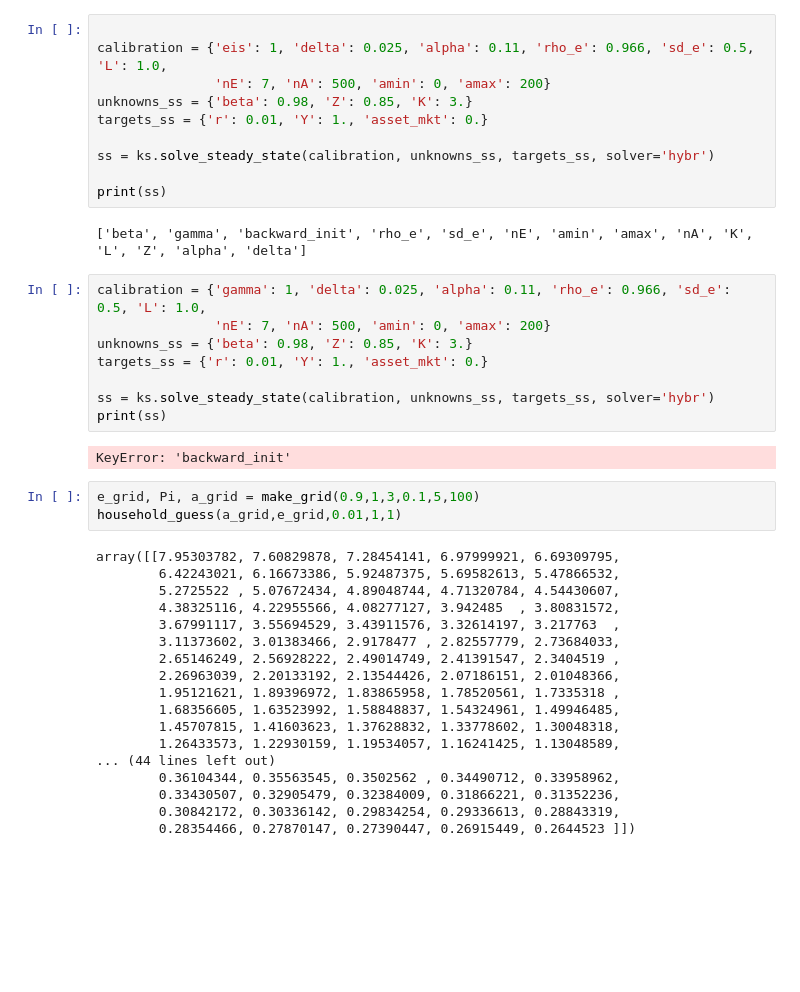
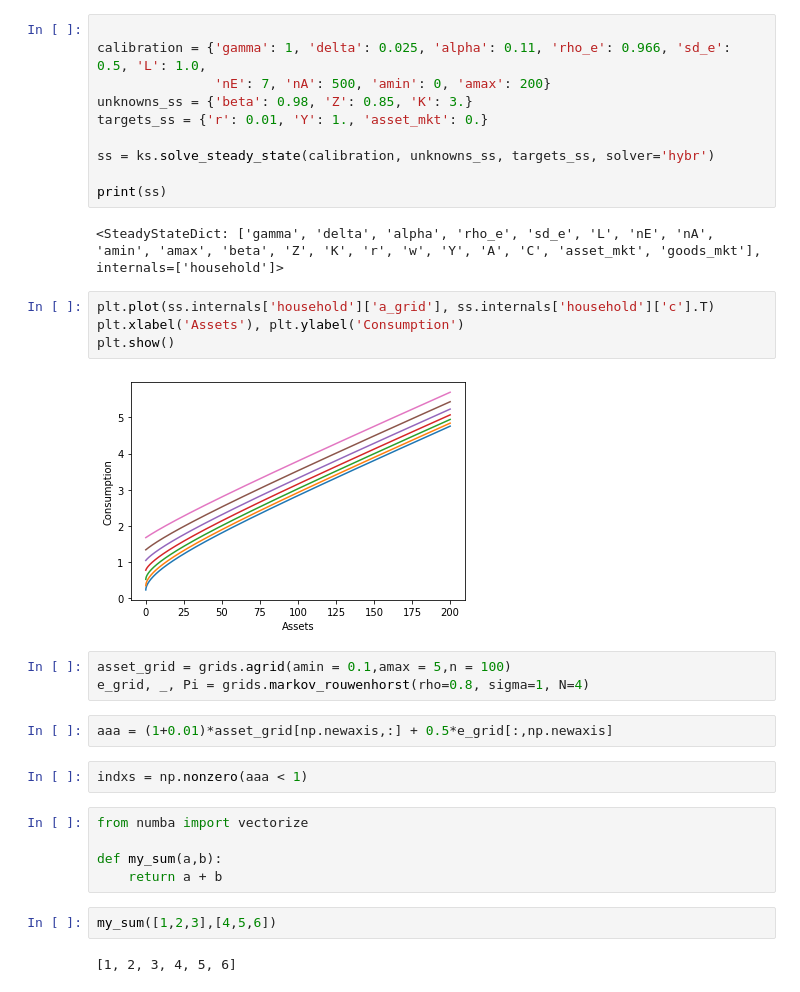
Before and after one commit to danmrc/sequence-jacobian, a Jupyter notebook: notebooks/krusell smith - test.ipynb, the cells around one changed output. Saved outputs shown, nothing was run; the diff lists cells and outputs as text; blank space fills up the shorter version.

Commit message:
working on hank with one asset

```diff
--- a/notebooks/krusell smith - test.ipynb
+++ b/notebooks/krusell smith - test.ipynb
@@ -69,6 +71,6 @@ Inputs: ['r', 'w', 'beta', 'gamma', 'backward_init', 'rho_e', 'sd_e', 'nE', 'ami
 # %%
 
-calibration = {'eis': 1, 'delta': 0.025, 'alpha': 0.11, 'rho_e': 0.966, 'sd_e': 0.5, 'L': 1.0,
+calibration = {'gamma': 1, 'delta': 0.025, 'alpha': 0.11, 'rho_e': 0.966, 'sd_e': 0.5, 'L': 1.0,
                'nE': 7, 'nA': 500, 'amin': 0, 'amax': 200}
 unknowns_ss = {'beta': 0.98, 'Z': 0.85, 'K': 3.}
 targets_ss = {'r': 0.01, 'Y': 1., 'asset_mkt': 0.}
@@ -77,35 +79,26 @@ ss = ks.solve_steady_state(calibration, unknowns_ss, targets_ss, solver='hybr')
 
 print(ss)
 # %% [output]
-['beta', 'gamma', 'backward_init', 'rho_e', 'sd_e', 'nE', 'amin', 'amax', 'nA', 'K', 'L', 'Z', 'alpha', 'delta']
+<SteadyStateDict: ['gamma', 'delta', 'alpha', 'rho_e', 'sd_e', 'L', 'nE', 'nA', 'amin', 'amax', 'beta', 'Z', 'K', 'r', 'w', 'Y', 'A', 'C', 'asset_mkt', 'goods_mkt'], internals=['household']>
-# %%
-calibration = {'gamma': 1, 'delta': 0.025, 'alpha': 0.11, 'rho_e': 0.966, 'sd_e': 0.5, 'L': 1.0,
-               'nE': 7, 'nA': 500, 'amin': 0, 'amax': 200}
-unknowns_ss = {'beta': 0.98, 'Z': 0.85, 'K': 3.}
-targets_ss = {'r': 0.01, 'Y': 1., 'asset_mkt': 0.}
-
-ss = ks.solve_steady_state(calibration, unknowns_ss, targets_ss, solver='hybr')
-print(ss)
-# %% [output]
-KeyError: 'backward_init'
-# %%
-e_grid, Pi, a_grid = make_grid(0.9,1,3,0.1,5,100)
-household_guess(a_grid,e_grid,0.01,1,1)
-# %% [output]
-array([[7.95303782, 7.60829878, 7.28454141, 6.97999921, 6.69309795,
-        6.42243021, 6.16673386, 5.92487375, 5.69582613, 5.47866532,
-        5.2725522 , 5.07672434, 4.89048744, 4.71320784, 4.54430607,
-        4.38325116, 4.22955566, 4.08277127, 3.942485  , 3.80831572,
-        3.67991117, 3.55694529, 3.43911576, 3.32614197, 3.217763  ,
-        3.11373602, 3.01383466, 2.9178477 , 2.82557779, 2.73684033,
-        2.65146249, 2.56928222, 2.49014749, 2.41391547, 2.3404519 ,
-        2.26963039, 2.20133192, 2.13544426, 2.07186151, 2.01048366,
-        1.95121621, 1.89396972, 1.83865958, 1.78520561, 1.7335318 ,
-        1.68356605, 1.63523992, 1.58848837, 1.54324961, 1.49946485,
-        1.45707815, 1.41603623, 1.37628832, 1.33778602, 1.30048318,
-        1.26433573, 1.22930159, 1.19534057, 1.16241425, 1.13048589,
-... (44 lines left out)
-        0.36104344, 0.35563545, 0.3502562 , 0.34490712, 0.33958962,
-        0.33430507, 0.32905479, 0.32384009, 0.31866221, 0.31352236,
-        0.30842172, 0.30336142, 0.29834254, 0.29336613, 0.28843319,
-        0.28354466, 0.27870147, 0.27390447, 0.26915449, 0.2644523 ]])
+# %%
+plt.plot(ss.internals['household']['a_grid'], ss.internals['household']['c'].T)
+plt.xlabel('Assets'), plt.ylabel('Consumption')
+plt.show()
+# %% [output]
+[figure, added]
+# %%
+asset_grid = grids.agrid(amin = 0.1,amax = 5,n = 100)
+e_grid, _, Pi = grids.markov_rouwenhorst(rho=0.8, sigma=1, N=4)
+# %%
+aaa = (1+0.01)*asset_grid[np.newaxis,:] + 0.5*e_grid[:,np.newaxis]
+# %%
+indxs = np.nonzero(aaa < 1)
+# %%
+from numba import vectorize
+
+def my_sum(a,b):
+    return a + b
+# %%
+my_sum([1,2,3],[4,5,6])
+# %% [output]
+[1, 2, 3, 4, 5, 6]
```
Also changed, not shown: parts of 12 cells of this notebook, 3 other files.
